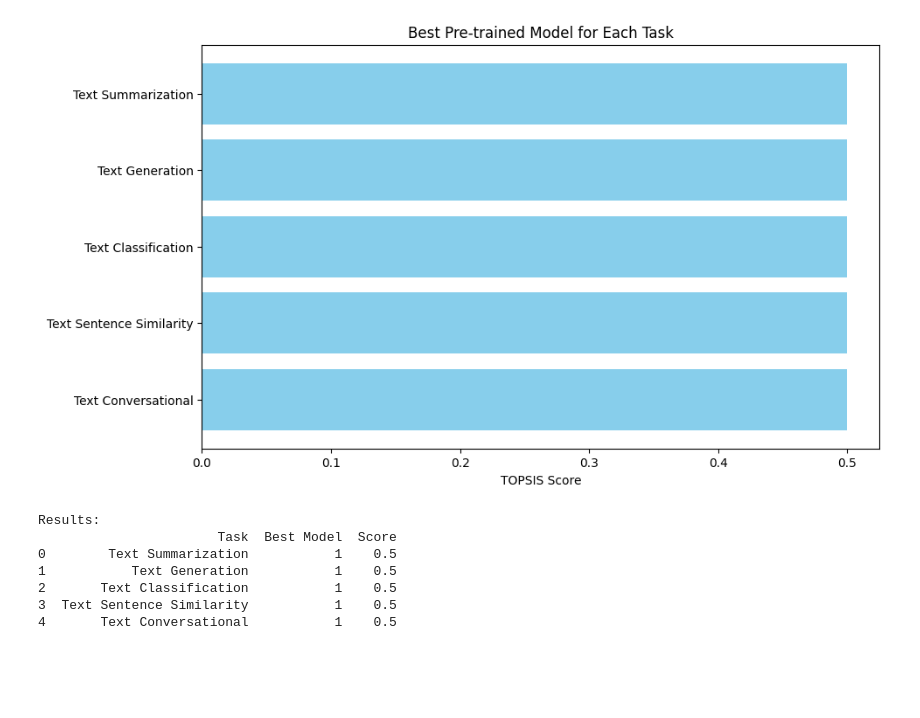
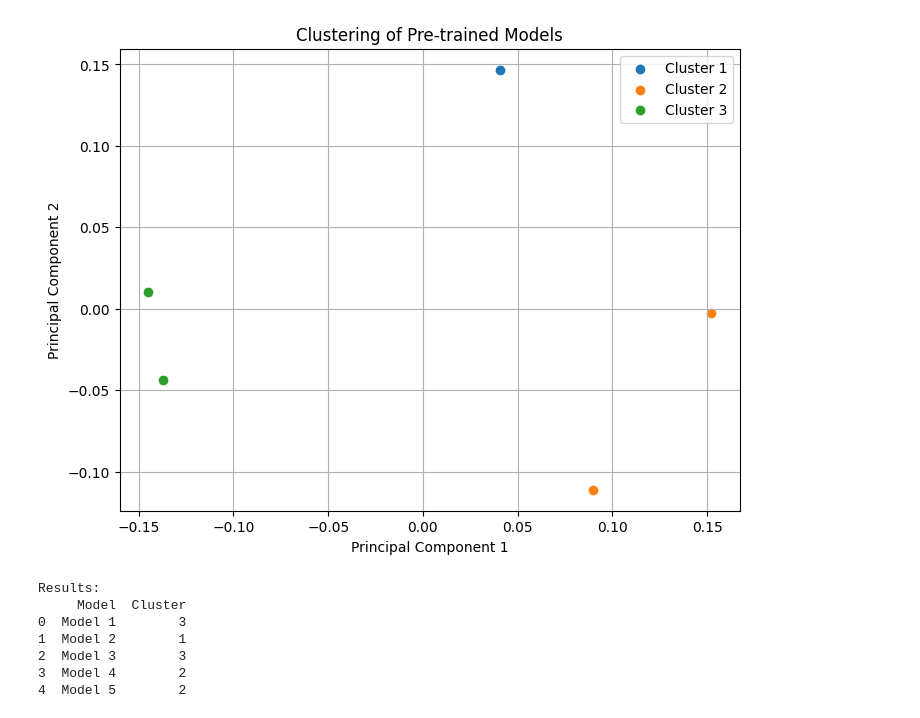
Before and after one commit to rishita-verma01/102117059_Topsis-for-pretrained-models, a Jupyter notebook: 102117059_Topsis_for_pretrained_models.ipynb, the cells around one changed output. Saved outputs shown, nothing was run; the diff lists cells and outputs as text; code cells hidden in the pictures; blank space fills up the shorter version.

```diff
--- a/102117059_Topsis_for_pretrained_models.ipynb
+++ b/102117059_Topsis_for_pretrained_models.ipynb
@@ -3,58 +3,58 @@
 # %%
 import numpy as np
 import pandas as pd
 import matplotlib.pyplot as plt
+from sklearn.decomposition import PCA
+from sklearn.cluster import KMeans
 
 # Define the performance matrix
 performance_matrix = np.array([
     [0.85, 0.75, 0.90, 0.80, 0.70],  # Text Summarization
     [0.75, 0.90, 0.80, 0.70, 0.85],  # Text Generation
     [0.90, 0.80, 0.85, 0.75, 0.70],  # Text Classification
     [0.80, 0.70, 0.75, 0.85, 0.90],  # Text Sentence Similarity
     [0.70, 0.85, 0.70, 0.90, 0.80]   # Text Conversational
 ])
 
 # Define tasks
 tasks = ["Text Summarization", "Text Generation", "Text Classification", "Text Sentence Similarity", "Text Conversational"]
 
-# Calculate the ideal and anti-ideal solutions
-ideal = np.max(performance_matrix, axis=0)
-anti_ideal = np.min(performance_matrix, axis=0)
+# Perform KMeans clustering
+n_clusters = 3  # Number of clusters
+kmeans = KMeans(n_clusters=n_clusters, random_state=42)
+cluster_labels = kmeans.fit_predict(performance_matrix.T)
 
-# Calculate the distances to ideal and anti-ideal solutions
-distances_ideal = np.linalg.norm(performance_matrix - ideal, axis=1)
-distances_anti_ideal = np.linalg.norm(performance_matrix - anti_ideal, axis=1)
-
-# Calculate the TOPSIS scores
-scores = distances_anti_ideal / (distances_ideal + distances_anti_ideal)
-
-# Select the best model for each task
-best_models = np.argmax(scores, axis=0) + 1
+# Apply PCA to reduce dimensionality
+pca = PCA(n_components=2)
+transformed_matrix = pca.fit_transform(performance_matrix.T)
 
 # Create a DataFrame for results
 results_df = pd.DataFrame({
-    "Task": tasks,
-    "Best Model": best_models,
-    "Score": np.max(scores, axis=0)
+    "Model": [f"Model {i+1}" for i in range(performance_matrix.shape[1])],
+    "Cluster": cluster_labels + 1
 })
 
 # Plotting
-plt.figure(figsize=(10, 6))
-plt.barh(results_df["Task"], results_df["Score"], color='skyblue')
-plt.xlabel('TOPSIS Score')
-plt.title('Best Pre-trained Model for Each Task')
-plt.gca().invert_yaxis()  # Invert y-axis to display highest score on top
+plt.figure(figsize=(8, 6))
+for cluster in range(1, n_clusters + 1):
+    cluster_indices = results_df[results_df['Cluster'] == cluster].index
+    plt.scatter(transformed_matrix[cluster_indices, 0], transformed_matrix[cluster_indices, 1], label=f'Cluster {cluster}')
+plt.xlabel('Principal Component 1')
+plt.ylabel('Principal Component 2')
+plt.title('Clustering of Pre-trained Models')
+plt.legend()
+plt.grid(True)
 plt.show()
 
 # Display results table
 print("Results:")
 print(results_df)
 # %% [output]
-[figure, old version]
+[figure, new version]
 Results:
-                       Task  Best Model  Score
-0        Text Summarization           1    0.5
-1           Text Generation           1    0.5
-2       Text Classification           1    0.5
-3  Text Sentence Similarity           1    0.5
-4       Text Conversational           1    0.5
+     Model  Cluster
+0  Model 1        3
+1  Model 2        1
+2  Model 3        3
+3  Model 4        2
+4  Model 5        2
```
